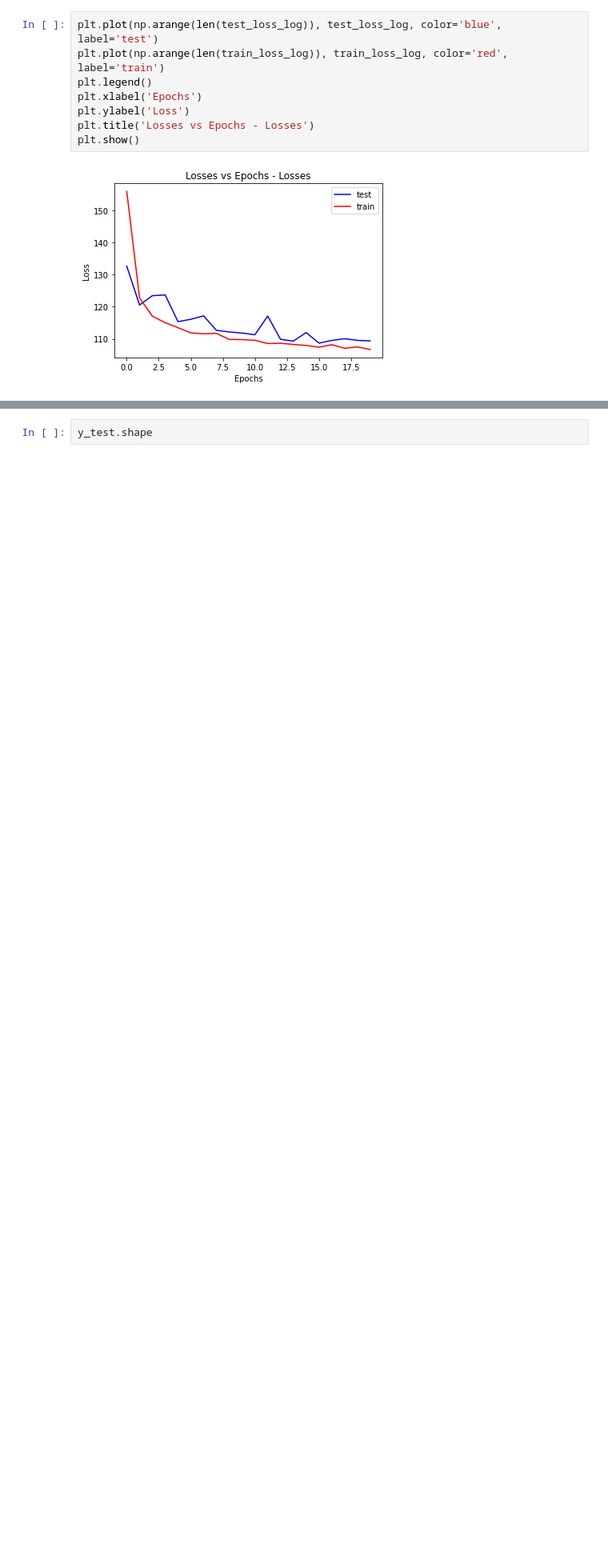
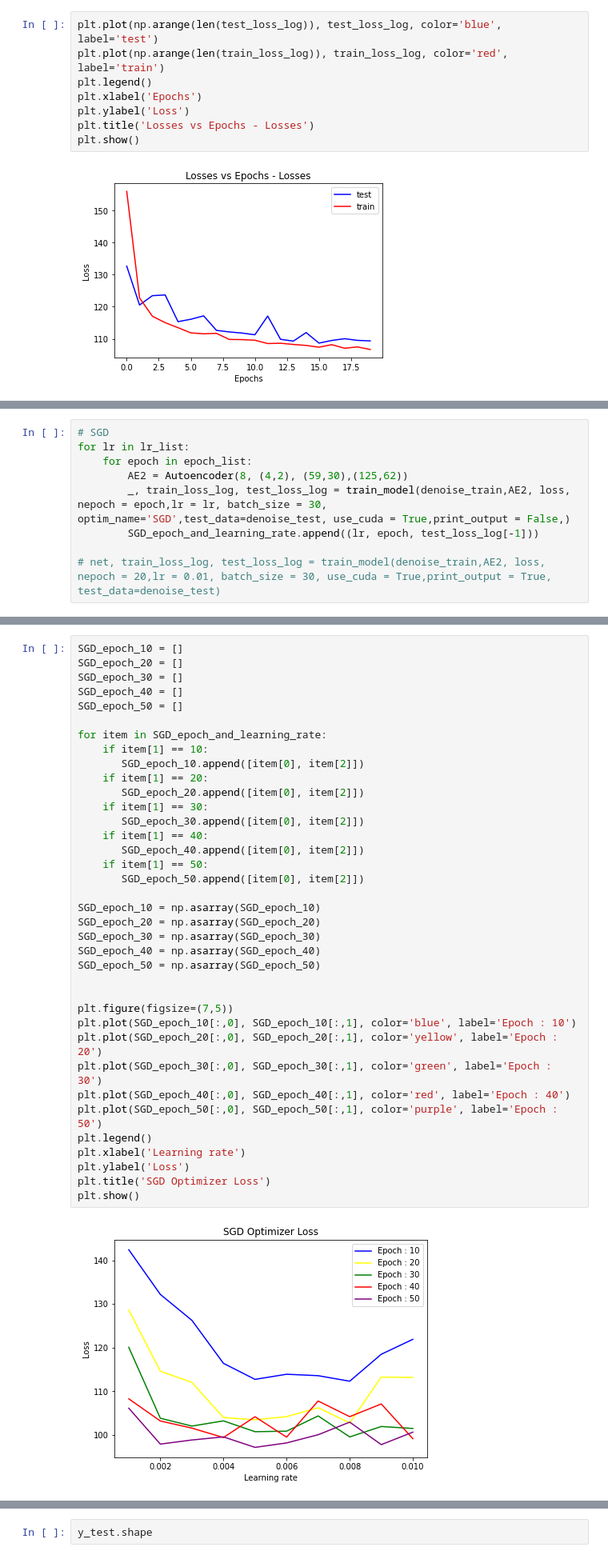
Before and after one commit to JordanFoss/STAT3007_Project, a Jupyter notebook: optimal_denosing_autoencoder.ipynb, the cells around one changed output, grey strips where cells are left out. Shown at 80% size. Drawn from its saved outputs; the diff is of its cells as text; blank space fills up the shorter version.

```diff
--- a/optimal_denosing_autoencoder.ipynb
+++ b/optimal_denosing_autoencoder.ipynb
@@ -363,0 +512,9 @@ plt.show()
+# %%
+# SGD
+for lr in lr_list:
+    for epoch in epoch_list:
+        AE2 = Autoencoder(8, (4,2), (59,30),(125,62))
+        _, train_loss_log, test_loss_log = train_model(denoise_train,AE2, loss, nepoch = epoch,lr = lr, batch_size = 30, optim_name='SGD',test_data=denoise_test, use_cuda = True,print_output = False,)
+        SGD_epoch_and_learning_rate.append((lr, epoch, test_loss_log[-1]))
+
+# net, train_loss_log, test_loss_log = train_model(denoise_train,AE2, loss, nepoch = 20,lr = 0.01, batch_size = 30, use_cuda = True,print_output = True, test_data=denoise_test)
@@ -363,0 +539,39 @@ plt.show()
+# %%
+SGD_epoch_10 = []
+SGD_epoch_20 = []
+SGD_epoch_30 = []
+SGD_epoch_40 = []
+SGD_epoch_50 = []
+
+for item in SGD_epoch_and_learning_rate:
+    if item[1] == 10:
+       SGD_epoch_10.append([item[0], item[2]])
+    if item[1] == 20:
+       SGD_epoch_20.append([item[0], item[2]])
+    if item[1] == 30:
+       SGD_epoch_30.append([item[0], item[2]])
+    if item[1] == 40:
+       SGD_epoch_40.append([item[0], item[2]])
+    if item[1] == 50:
+       SGD_epoch_50.append([item[0], item[2]])
+
+SGD_epoch_10 = np.asarray(SGD_epoch_10)
+SGD_epoch_20 = np.asarray(SGD_epoch_20)
+SGD_epoch_30 = np.asarray(SGD_epoch_30)
+SGD_epoch_40 = np.asarray(SGD_epoch_40)
+SGD_epoch_50 = np.asarray(SGD_epoch_50)
+
+
+plt.figure(figsize=(7,5))
+plt.plot(SGD_epoch_10[:,0], SGD_epoch_10[:,1], color='blue', label='Epoch : 10')
+plt.plot(SGD_epoch_20[:,0], SGD_epoch_20[:,1], color='yellow', label='Epoch : 20')
+plt.plot(SGD_epoch_30[:,0], SGD_epoch_30[:,1], color='green', label='Epoch : 30')
+plt.plot(SGD_epoch_40[:,0], SGD_epoch_40[:,1], color='red', label='Epoch : 40')
+plt.plot(SGD_epoch_50[:,0], SGD_epoch_50[:,1], color='purple', label='Epoch : 50')
+plt.legend()
+plt.xlabel('Learning rate')
+plt.ylabel('Loss')
+plt.title('SGD Optimizer Loss')
+plt.show()
+# %% [output]
+[figure, added]
```
Also changed, not shown: parts of 29 cells of this notebook.
